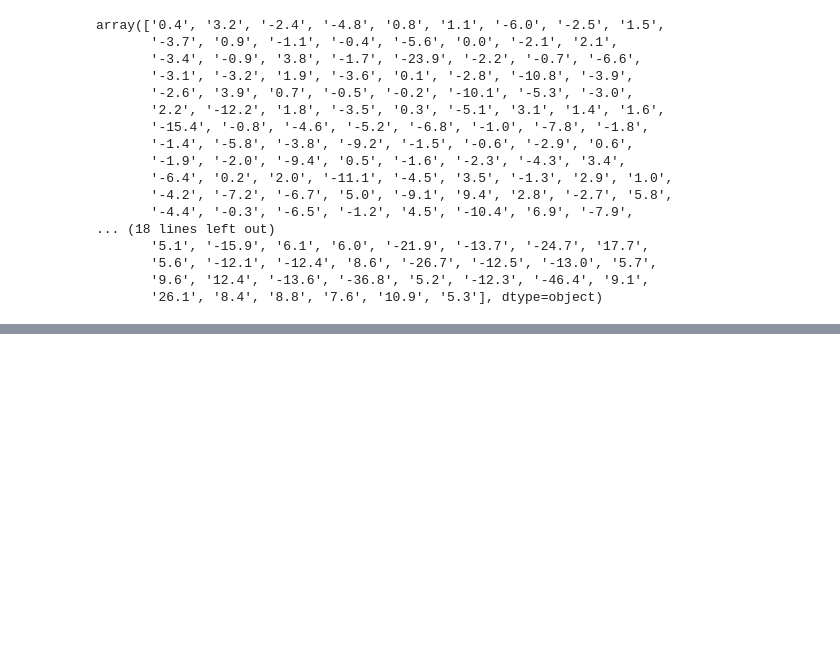
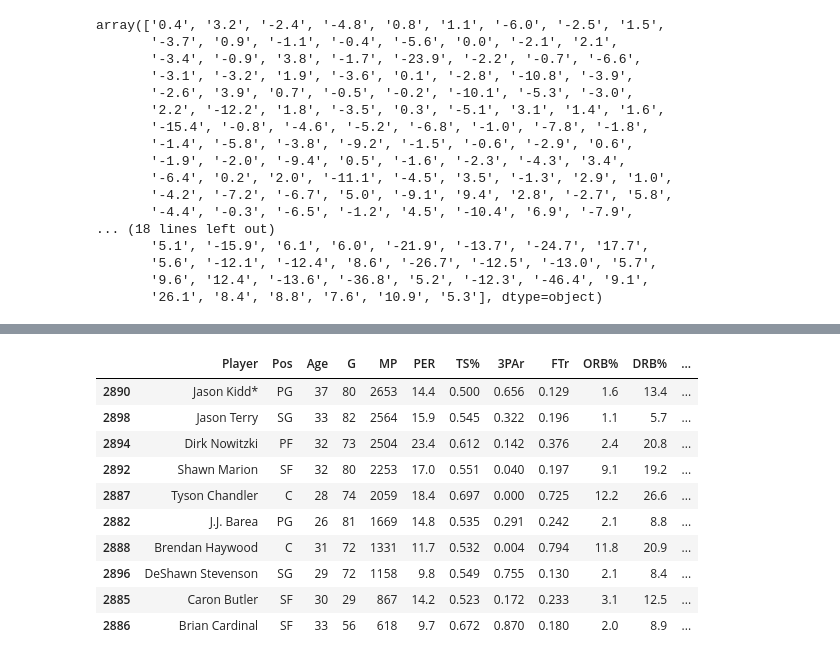
Before and after one commit to dmacUT/nba-final4-projections, a Jupyter notebook: NBAplayerdata.ipynb, the cells around one changed output, grey strips where cells are left out. Drawn from its saved outputs; the diff is of its cells as text; code cells hidden in the pictures; blank space fills up the shorter version.

Commit message:
have players with yr prior

```diff
--- a/NBAplayerdata.ipynb
+++ b/NBAplayerdata.ipynb
@@ -406 +406,17 @@ dtypes: float64(19), int32(3), object(4)
 memory usage: 1.2+ MB
+# %%
+a = apf.sort_values('MP',ascending=False).groupby('TM').head(10)
+# %%
+a[a['TM'] == 'Dallas Mavericks 10-11'].iloc[:,0:20]
+# %% [output]
+|  | Player | Pos | Age | G | MP | PER | TS% | 3PAr | FTr | ORB% | DRB% | ... |
+| 2890 | Jason Kidd* | PG | 37 | 80 | 2653 | 14.4 | 0.500 | 0.656 | 0.129 | 1.6 | 13.4 | ... |
+| 2898 | Jason Terry | SG | 33 | 82 | 2564 | 15.9 | 0.545 | 0.322 | 0.196 | 1.1 | 5.7 | ... |
+| 2894 | Dirk Nowitzki | PF | 32 | 73 | 2504 | 23.4 | 0.612 | 0.142 | 0.376 | 2.4 | 20.8 | ... |
+| 2892 | Shawn Marion | SF | 32 | 80 | 2253 | 17.0 | 0.551 | 0.040 | 0.197 | 9.1 | 19.2 | ... |
+| 2887 | Tyson Chandler | C | 28 | 74 | 2059 | 18.4 | 0.697 | 0.000 | 0.725 | 12.2 | 26.6 | ... |
+| 2882 | J.J. Barea | PG | 26 | 81 | 1669 | 14.8 | 0.535 | 0.291 | 0.242 | 2.1 | 8.8 | ... |
+| 2888 | Brendan Haywood | C | 31 | 72 | 1331 | 11.7 | 0.532 | 0.004 | 0.794 | 11.8 | 20.9 | ... |
+| 2896 | DeShawn Stevenson | SG | 29 | 72 | 1158 | 9.8 | 0.549 | 0.755 | 0.130 | 2.1 | 8.4 | ... |
+| 2885 | Caron Butler | SF | 30 | 29 | 867 | 14.2 | 0.523 | 0.172 | 0.233 | 3.1 | 12.5 | ... |
+| 2886 | Brian Cardinal | SF | 33 | 56 | 618 | 9.7 | 0.672 | 0.870 | 0.180 | 2.0 | 8.9 | ... |
```
Also changed, not shown: parts of 2 cells of this notebook.
